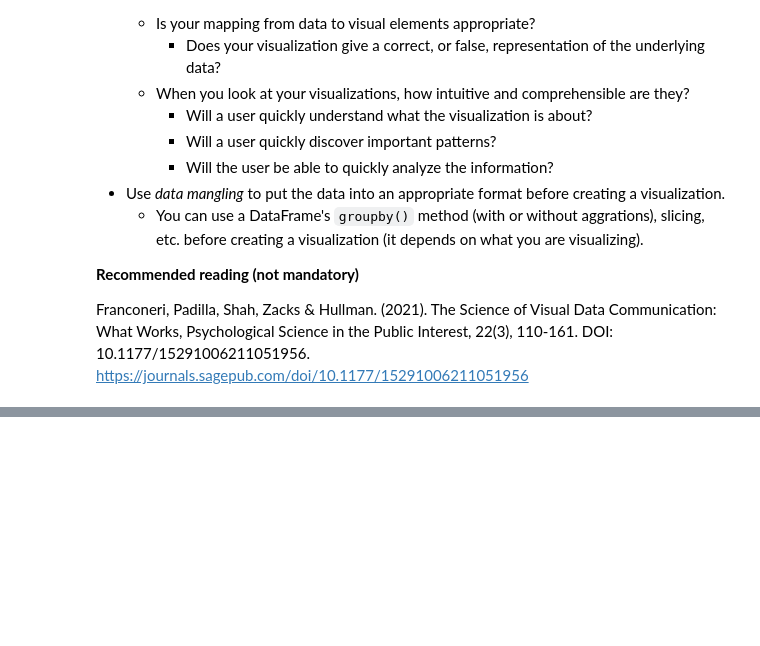
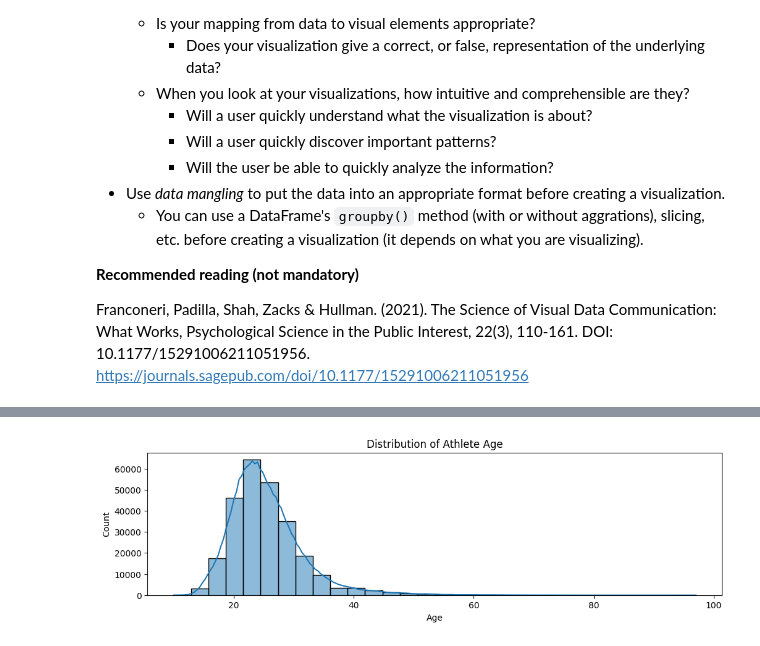
Before and after one commit to Cyrus7777/grupp_7, a Jupyter notebook: assignment.ipynb, the cells around one changed output, grey strips where cells are left out. Saved outputs shown, nothing was run; the diff lists cells and outputs as text; code cells hidden in the pictures; blank space fills up the shorter version.

Commit message:
Task 3.2 Visualize the Distribution of Athletes Age

```diff
--- a/assignment.ipynb
+++ b/assignment.ipynb
@@ -518,7 +518,14 @@ Create a visualization showing the athlete Age distribution (counts, frequencies
 
 </details>
 # %%
-# TODO: Write your code here to visualize the distribution of athlete Age.
+plt.figure(figsize=(12, 3))
+sns.histplot(df['Age'].dropna(), bins=40, kde=True)
+plt.title('Distribution of Athlete Age')
+plt.xlabel('Age')
+plt.ylabel('Count')
+plt.show()
+# %% [output]
+[figure, added]
 # %% [markdown]
 ---
 ## Task 3.3 Visualize the Distribution of Athletes' Height
```
